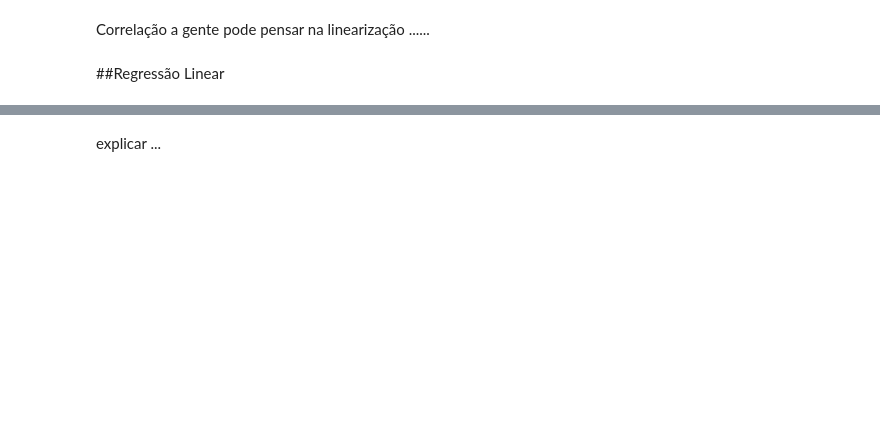
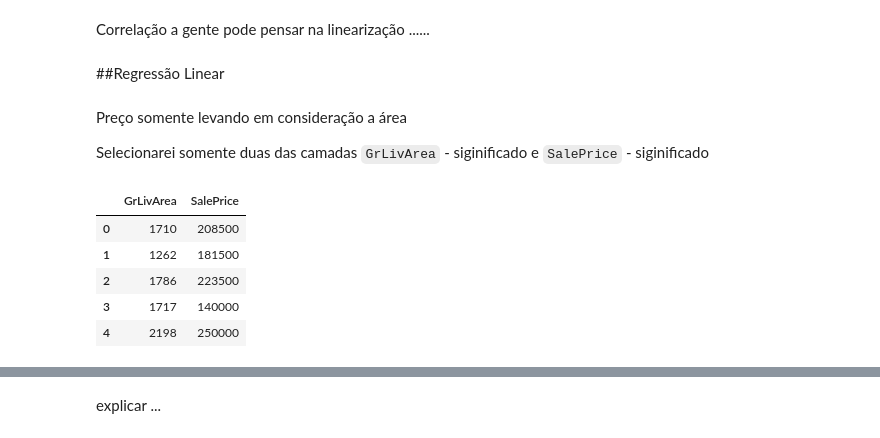
Before and after one commit to jvataidee/MachineLearning, a Jupyter notebook: Regressões_sciki_learn.ipynb, the cells around one changed output, grey strips where cells are left out. Drawn from its saved outputs; the diff is of its cells as text; code cells hidden in the pictures; blank space fills up the shorter version.

```diff
--- a/Regressões_sciki_learn.ipynb
+++ b/Regressões_sciki_learn.ipynb
@@ -78,3 +72,17 @@ plt.scatter(df_novo.SalePrice,df_novo.GrLivArea, s = 1);
 Correlação a gente pode pensar na linearização ......
 # %% [markdown]
 ##Regressão Linear
+# %% [markdown]
+Preço somente levando em consideração a área
+
+Selecionarei somente duas das camadas `GrLivArea` -  siginificado e `SalePrice` -  siginificado
+# %%
+df_rl = df.iloc[:, [17,38]]
+df_rl.head()
+# %% [output]
+|  | GrLivArea | SalePrice |
+| 0 | 1710 | 208500 |
+| 1 | 1262 | 181500 |
+| 2 | 1786 | 223500 |
+| 3 | 1717 | 140000 |
+| 4 | 2198 | 250000 |
```
Also changed, not shown: parts of 44 cells of this notebook.
